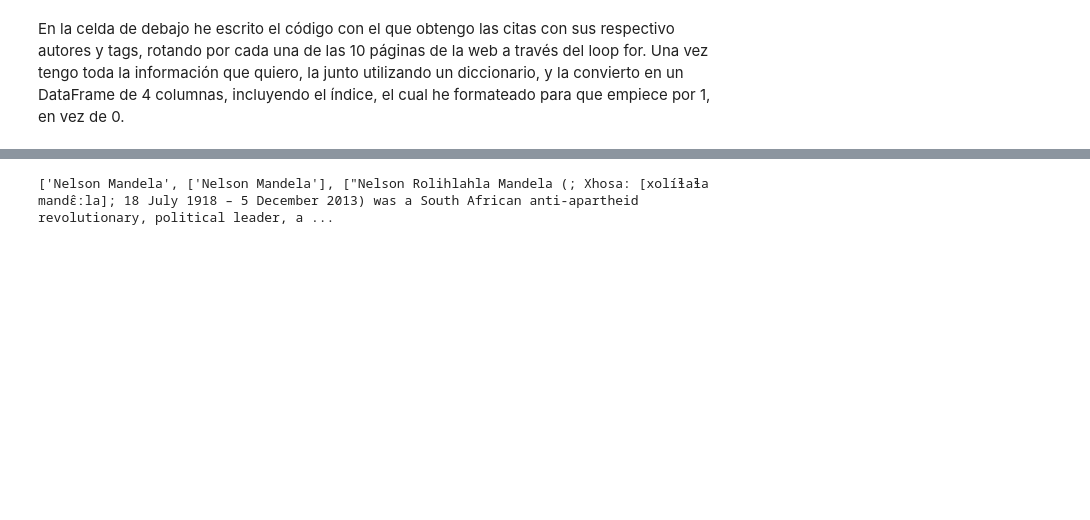
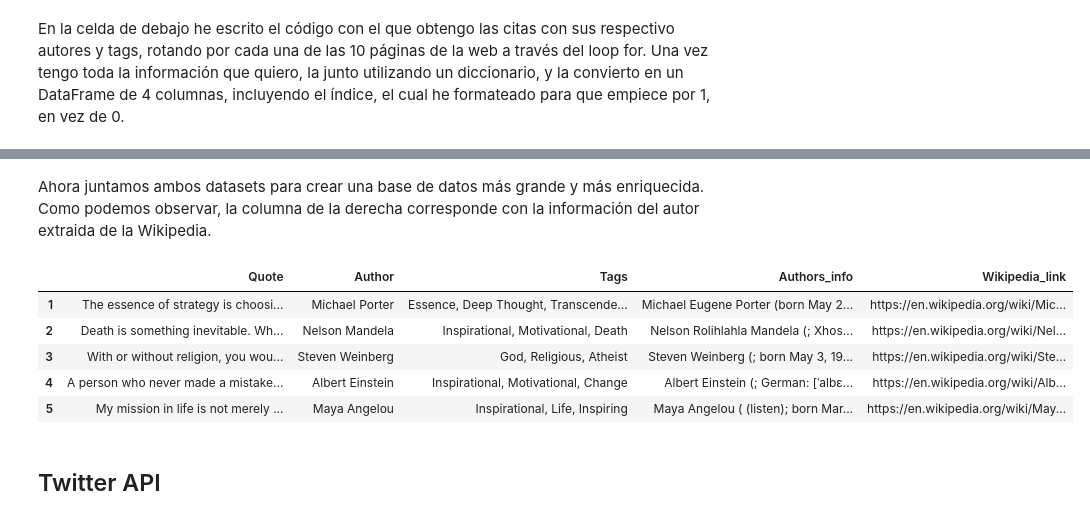
Before and after one commit to alejandroperela/datamad0119, a Jupyter notebook: module-1/web-project/your-code/Main.ipynb, the cells around one changed output, grey strips where cells are left out. Cells and saved outputs as stored; diff of their text form; code cells hidden in the pictures; blank space fills up the shorter version.

```diff
--- a/module-1/web-project/your-code/Main.ipynb
+++ b/module-1/web-project/your-code/Main.ipynb
@@ -36,0 +61,25 @@ En la celda de debajo he escrito el código con el que obtengo las citas con sus
+# %%
+S = requests.Session()
+URL = "https://en.wikipedia.org/w/api.php"
+
+info = []
+info2 = []
+for author in merged_authors:
+    PARAMS = {
+        'action':"opensearch",
+        'search':author,
+        'limit': 0,
+        'namespace':0,
+        'profile':"normal",
+        'format':"json"
+        }
+    R = S.get(url=URL, params=PARAMS)
+    DATA = R.json()
+    DATA2 = ''.join(DATA[2])
+    DATA3 = ''.join(DATA[3])
+    info.append(DATA2)
+    info2.append(DATA3)
+
+
+info = pd.DataFrame({'Authors_info':info, 'Wikipedia_link':info2})
+info.index = np.arange(1, len(info)+1)
@@ -130,23 +116,14 @@ Michael Eugene Porter  (born May 23, 1947) is an American academic known for his
-# %%
-import requests
-
-S = requests.Session()
-
-URL = "https://en.wikipedia.org/w/api.php"
-
-SEARCHTERM = "Nelson Mandela"
-
-PARAMS = {
-    'action':"opensearch",
-    'search':SEARCHTERM,
-    'limit': 0,
-    'namespace':0,
-    'format':"json"
-}
-
-R = S.get(url=URL, params=PARAMS)
-DATA = R.json()
-
-print(DATA)
-# %% [output]
-['Nelson Mandela', ['Nelson Mandela'], ["Nelson Rolihlahla Mandela (; Xhosa: [xolíɬaɬa mandɛ̂ːla]; 18 July 1918 – 5 December 2013) was a South African anti-apartheid revolutionary, political leader, a ...
+# %% [markdown]
+Ahora juntamos ambos datasets para crear una base de datos más grande y más enriquecida. Como podemos observar, la columna de la derecha corresponde con la información del autor extraida de la Wikipedia.
+# %%
+final = pd.concat([data, info], axis = 1, )
+final.head()
+# %% [output]
+|  | Quote | Author | Tags | Authors_info | Wikipedia_link |
+| 1 | The essence of strategy is choosi... | Michael Porter | Essence, Deep Thought, Transcende... | Michael Eugene Porter (born May 2... | https://en.wikipedia.org/wiki/Mic... |
+| 2 | Death is something inevitable. Wh... | Nelson Mandela | Inspirational, Motivational, Death | Nelson Rolihlahla Mandela (; Xhos... | https://en.wikipedia.org/wiki/Nel... |
+| 3 | With or without religion, you wou... | Steven Weinberg | God, Religious, Atheist | Steven Weinberg (; born May 3, 19... | https://en.wikipedia.org/wiki/Ste... |
+| 4 | A person who never made a mistake... | Albert Einstein | Inspirational, Motivational, Change | Albert Einstein (; German: [ˈalbɛ... | https://en.wikipedia.org/wiki/Alb... |
+| 5 | My mission in life is not merely ... | Maya Angelou | Inspirational, Life, Inspiring | Maya Angelou ( (listen); born Mar... | https://en.wikipedia.org/wiki/May... |
+# %% [markdown]
+## Twitter API
```
Also changed, not shown: parts of 24 cells of this notebook, 1 other file.
